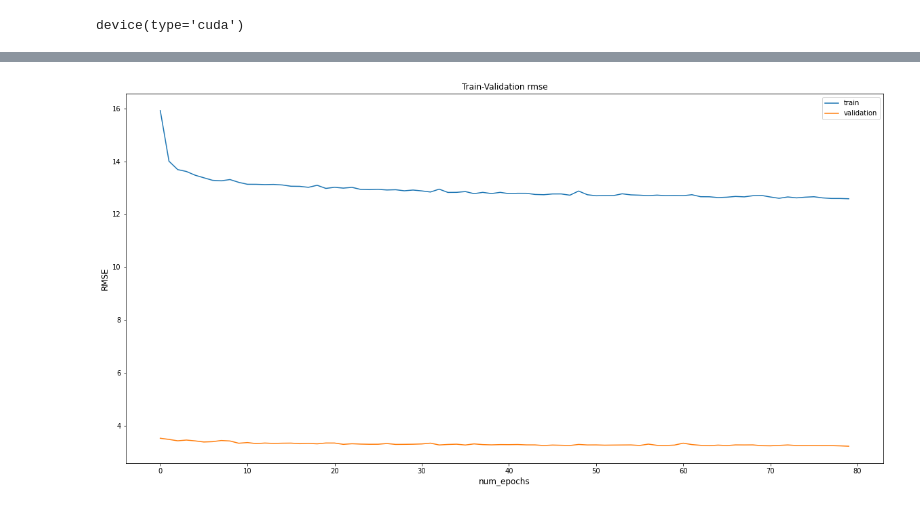
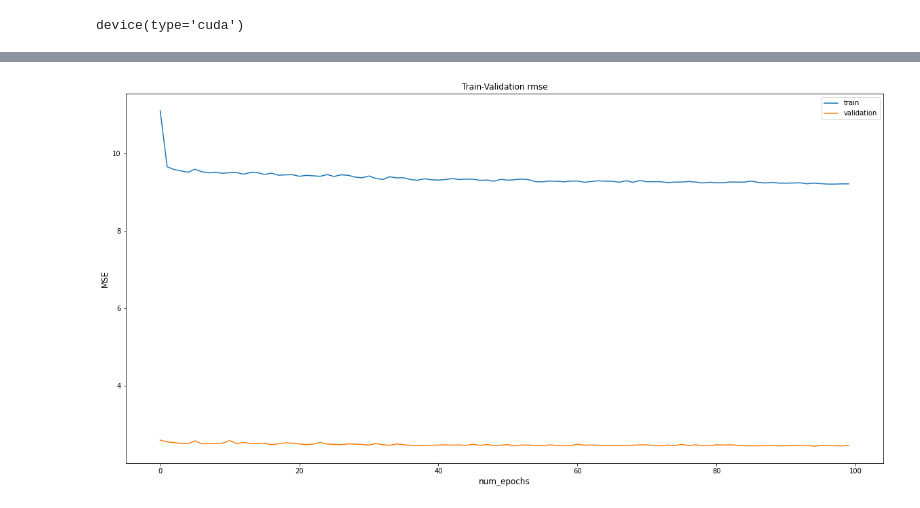
Before and after one commit to linainsaf/Dual-Attention-Guided-Gaze-Target-Detection-in-the-Wild, a Jupyter notebook: MLP_gaze_Estimation.ipynb, the cells around one changed output, grey strips where cells are left out. Saved outputs shown, nothing was run; the diff lists cells and outputs as text; code cells hidden in the pictures.

```diff
--- a/MLP_gaze_Estimation.ipynb
+++ b/MLP_gaze_Estimation.ipynb
@@ -62,3 +64,19 @@ device(type='cuda')
+# %%
+#l operator = {0,1} 0 if eyes are not detected, 1 if eyes are detected
+#we multiply this operator with the features extracted from the resnet
+def l_op(l_imgs,r_imgs):
+    l_imgs = torch.as_tensor(np.array(l_imgs)).cuda()
+    r_imgs = torch.as_tensor(np.array(r_imgs)).cuda()
+    eyes_b =l_imgs.sum(axis = (3,2,1)) +r_imgs.sum(axis = (3,2,1))
+    lop = (eyes_b).bool()
+    lop = lop.int()
+    return lop
+
+def lop_eyes_features( lop, eyes_features):
+    x= eyes_features
+    for i in range(len(lop)):
+      x[i] = torch.mul(eyes_features[i],lop[i])
+    return x
 # %%
 h2=torch.as_tensor(h).cuda()
 # %%
@@ -70 +84,11 @@ data_in2= data_in.clone().detach()
+# %%
+#prepare eyes features : concatenation + multiplication with l operator
+eyes_features = torch.cat((features_right, features_left), 1)
+lop = l_op(l_imgs,r_imgs)
+# %%
+# Multiply eyes features and L operator
+lop_EyesFeatures = lop_eyes_features(lop,eyes_features)
+# %%
+# Concatenate eyes features with h
+data_in = torch.cat((h2,lop_EyesFeatures), 1)
 # %%
@@ -205,10 +231,10 @@ def train(model, criterion, optimizer, file, epochs=80, trainLoss=[], validation
     plt.plot(trainLoss, label='train')
     plt.plot(validationLoss, label='validation')
     plt.xlabel('num_epochs', fontsize=12)
-    plt.ylabel('RMSE', fontsize=12)
+    plt.ylabel('MSE', fontsize=12)
     plt.legend(loc='best')
-    plt.savefig('MLP_RMSE_normalized1026.png')
-
+    plt.savefig('MLP_MSE_normalized1026.png')
+    plt.savefig("/content/drive/MyDrive/"+'MLP_MSE_normalized1026.png')
 
     torch.save(model.state_dict(), file)
     torch.save(model.state_dict(), "/content/drive/MyDrive/"+file)
@@ -218,12 +244,12 @@ def train(model, criterion, optimizer, file, epochs=80, trainLoss=[], validation
 model = createModel_MLP(256,tensor_size)
 #Define our loss and optimizers
 criterion = nn.MSELoss()
-optimizer = optim.Adam(model.parameters(),lr=0.001)
+optimizer = optim.Adam(model.parameters(),lr=0.0001)
 #Specify output file name
 file = "MLP.pth" #save model
 
 #Try to use Colab's GPU here, otherwise it will take a long time to train.
-output = train(model, criterion, optimizer, file)
+output = train(model, criterion, optimizer, file,epochs= 100)
 # %% [output]
 Starting training
 Epoch Number: 0
@@ -245 +271 @@ val loss: 3.2139115398195237
-[figure, old version]
+[figure, new version]
```
Also changed, not shown: parts of 12 cells of this notebook, 2 other files.
